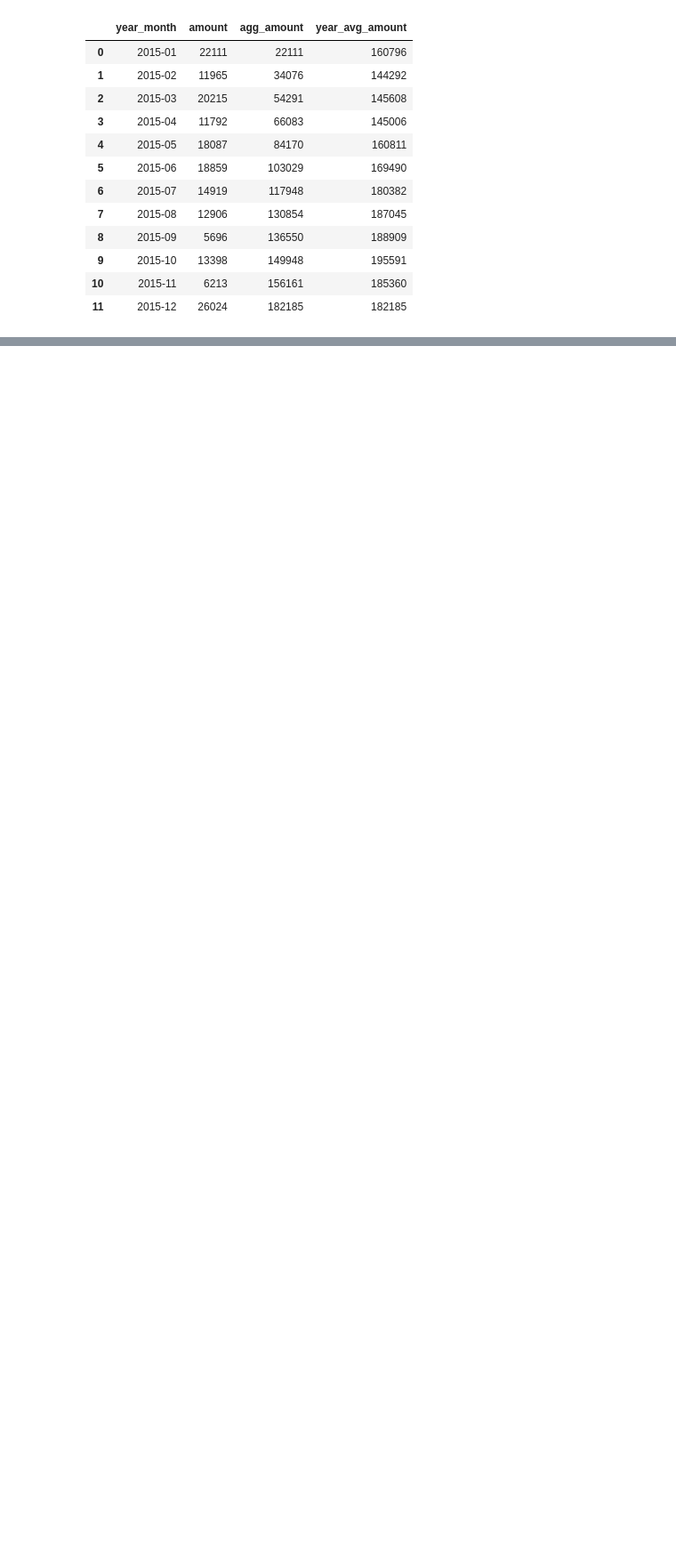
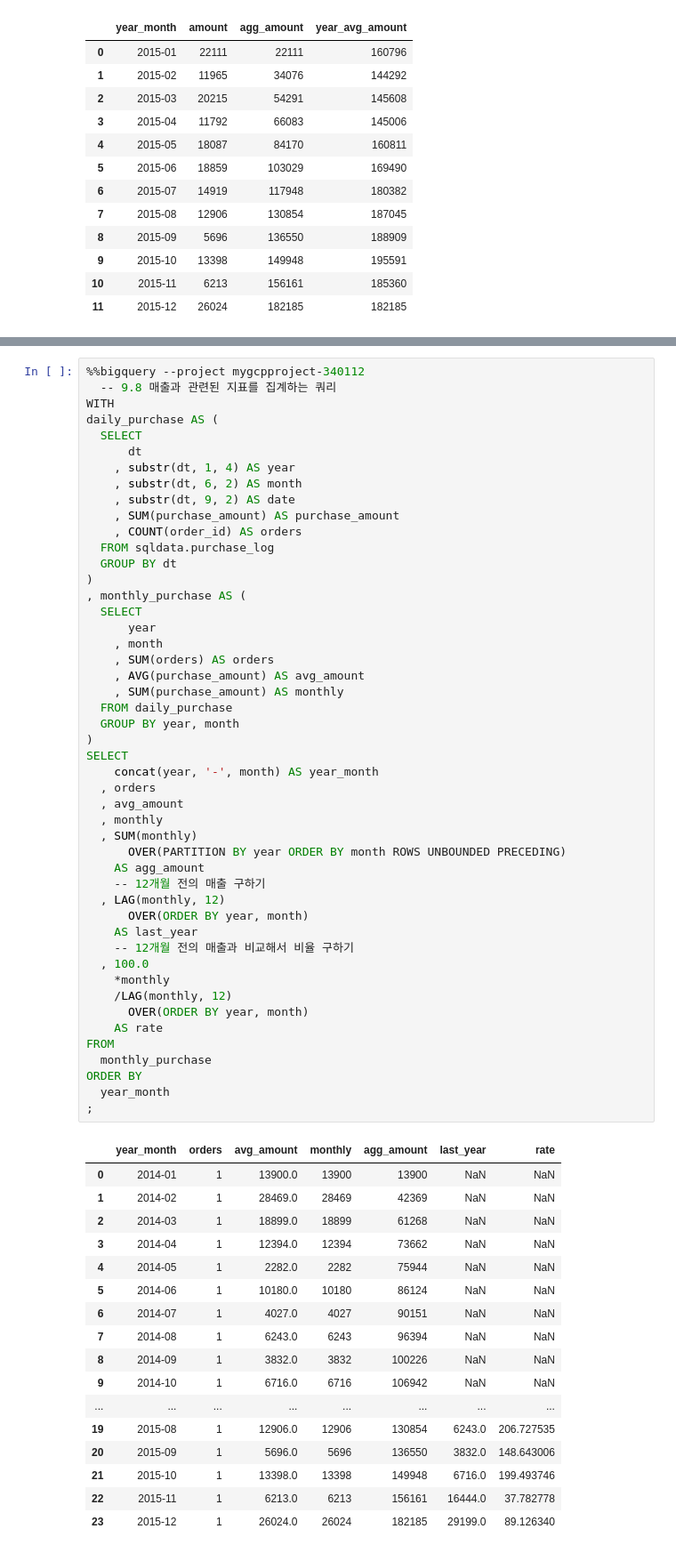
Before and after one commit to yhp2205/SQL, a Jupyter notebook: ch_9.ipynb, the cells around one changed output, grey strips where cells are left out. Shown at 89% size. Cells and saved outputs as stored; diff of their text form; blank space fills up the shorter version.

```diff
--- a/ch_9.ipynb
+++ b/ch_9.ipynb
@@ -385,0 +390,66 @@ ORDER BY
+# %%
+%%bigquery --project mygcpproject-340112
+  -- 9.8 매출과 관련된 지표를 집계하는 쿼리
+WITH
+daily_purchase AS (
+  SELECT
+      dt
+    , substr(dt, 1, 4) AS year
+    , substr(dt, 6, 2) AS month
+    , substr(dt, 9, 2) AS date
+    , SUM(purchase_amount) AS purchase_amount
+    , COUNT(order_id) AS orders
+  FROM sqldata.purchase_log
+  GROUP BY dt
+)
+, monthly_purchase AS (
+  SELECT
+      year
+    , month
+    , SUM(orders) AS orders
+    , AVG(purchase_amount) AS avg_amount
+    , SUM(purchase_amount) AS monthly
+  FROM daily_purchase
+  GROUP BY year, month
+)
+SELECT
+    concat(year, '-', month) AS year_month
+  , orders
+  , avg_amount
+  , monthly
+  , SUM(monthly)
+      OVER(PARTITION BY year ORDER BY month ROWS UNBOUNDED PRECEDING)
+    AS agg_amount
+    -- 12개월 전의 매출 구하기
+  , LAG(monthly, 12)
+      OVER(ORDER BY year, month)
+    AS last_year
+    -- 12개월 전의 매출과 비교해서 비율 구하기
+  , 100.0
+    *monthly
+    /LAG(monthly, 12)
+      OVER(ORDER BY year, month)
+    AS rate
+FROM
+  monthly_purchase
+ORDER BY
+  year_month
+;
+# %% [output]
+|  | year_month | orders | avg_amount | monthly | agg_amount | last_year | rate |
+| 0 | 2014-01 | 1 | 13900.0 | 13900 | 13900 | NaN | NaN |
+| 1 | 2014-02 | 1 | 28469.0 | 28469 | 42369 | NaN | NaN |
+| 2 | 2014-03 | 1 | 18899.0 | 18899 | 61268 | NaN | NaN |
+| 3 | 2014-04 | 1 | 12394.0 | 12394 | 73662 | NaN | NaN |
+| 4 | 2014-05 | 1 | 2282.0 | 2282 | 75944 | NaN | NaN |
+| 5 | 2014-06 | 1 | 10180.0 | 10180 | 86124 | NaN | NaN |
+| 6 | 2014-07 | 1 | 4027.0 | 4027 | 90151 | NaN | NaN |
+| 7 | 2014-08 | 1 | 6243.0 | 6243 | 96394 | NaN | NaN |
+| 8 | 2014-09 | 1 | 3832.0 | 3832 | 100226 | NaN | NaN |
+| 9 | 2014-10 | 1 | 6716.0 | 6716 | 106942 | NaN | NaN |
+| ... | ... | ... | ... | ... | ... | ... | ... |
+| 19 | 2015-08 | 1 | 12906.0 | 12906 | 130854 | 6243.0 | 206.727535 |
+| 20 | 2015-09 | 1 | 5696.0 | 5696 | 136550 | 3832.0 | 148.643006 |
+| 21 | 2015-10 | 1 | 13398.0 | 13398 | 149948 | 6716.0 | 199.493746 |
+| 22 | 2015-11 | 1 | 6213.0 | 6213 | 156161 | 16444.0 | 37.782778 |
+| 23 | 2015-12 | 1 | 26024.0 | 26024 | 182185 | 29199.0 | 89.126340 |
```
Also changed, not shown: parts of 2 cells of this notebook.
